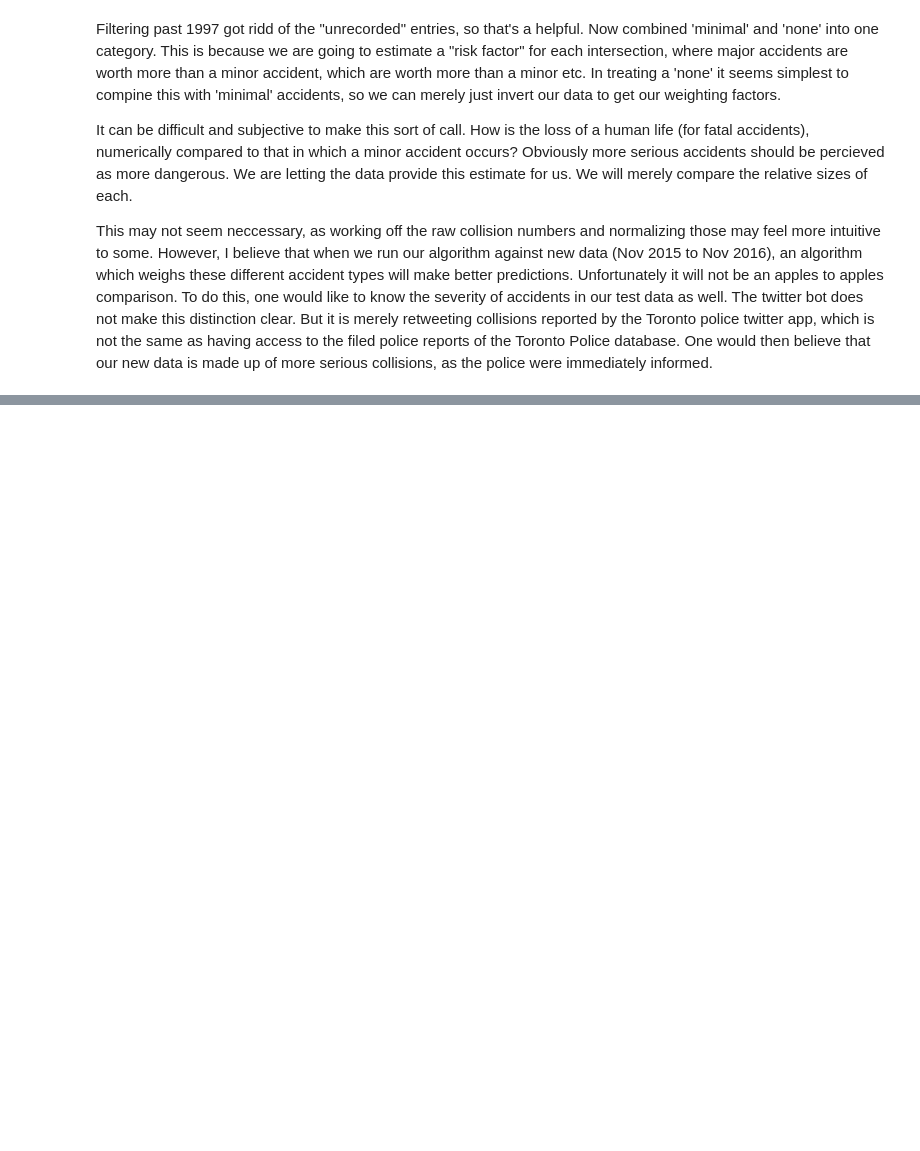
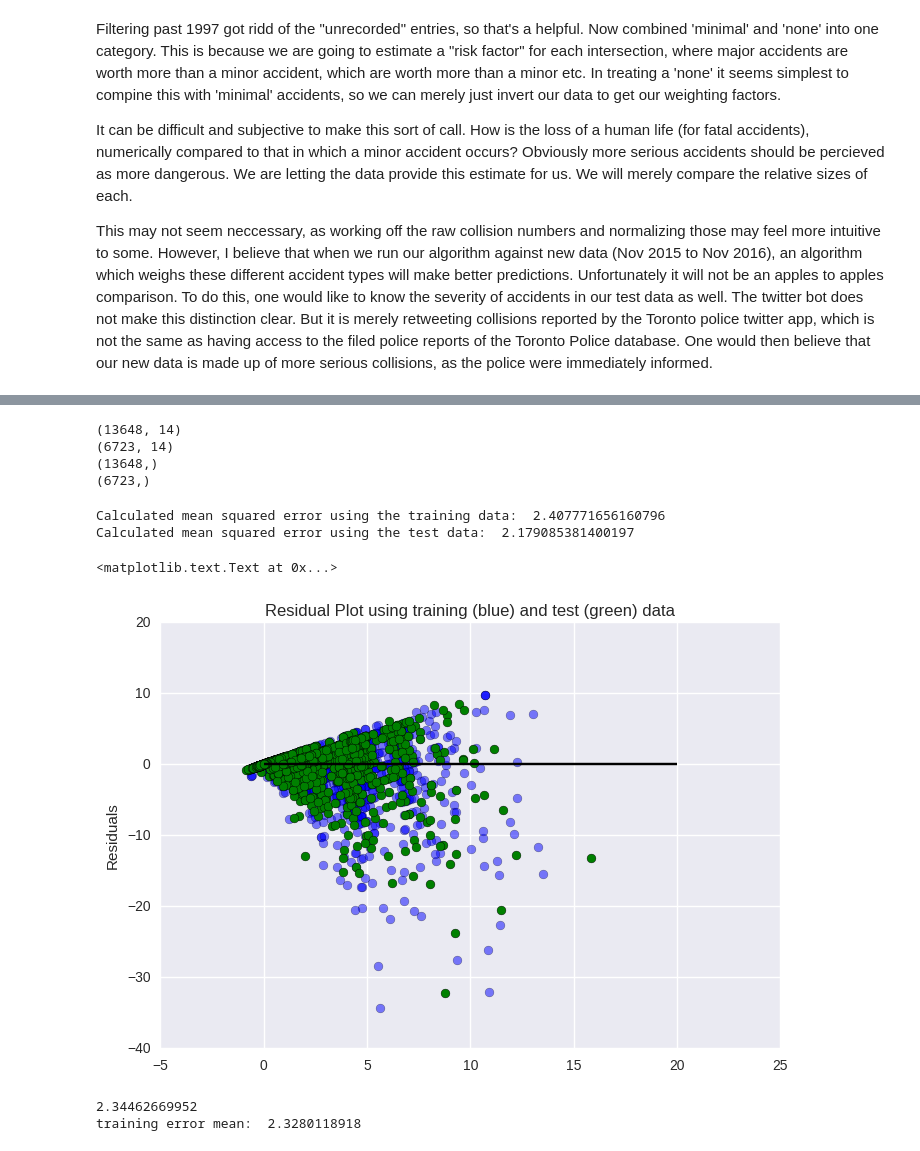
Before and after one commit to farfan92/SpringBoard-, a Jupyter notebook: CyclingProject.ipynb, the cells around one changed output, grey strips where cells are left out. Cells and saved outputs as stored; diff of their text form; code cells hidden in the pictures; blank space fills up the shorter version.

```diff
--- a/CyclingProject.ipynb
+++ b/CyclingProject.ipynb
@@ -779,0 +1453,6 @@ df.head(10)
+# %%
+df_data['injury'] = df_data.fatal + df_data.major + df_data.minor + df_data['minimal/none']
+df_data['fatal/major'] = df_data.fatal + df_data.major
+
+df_data_central['injury'] = df_data_central.fatal + df_data_central.major + df_data_central.minor + df_data_central['minimal/none']
+df_data_central['fatal/major'] = df_data_central.fatal + df_data_central.major
@@ -779,0 +1473,6 @@ df.head(10)
+# %%
+X= df_data.drop(['normalized yearly accident rate','posterior mean rate','posterior STD','total collisions','normalized_risk_factor','road_class','control type','minor','minimal/none','scaled collisions'],axis=1)
+Y_priorTotals = df_data['total collisions']
+Y_priorRate = df_data['normalized yearly accident rate']
+Y_postRate = df_data['posterior mean rate']
+Y_priorRiskRate = df_data['normalized_risk_factor']
@@ -779,0 +1520,56 @@ df.head(10)
+# %%
+from sklearn.model_selection import train_test_split
+X_train, X_test, Y_train, Y_test = train_test_split(X, Y_priorTotals, test_size=0.33, random_state = 5)
+print (X_train.shape)
+print (X_test.shape)
+print (Y_train.shape)
+print (Y_test.shape)
+# %% [output]
+(13648, 14)
+(6723, 14)
+(13648,)
+(6723,)
+# %%
+# your turn
+lm = LinearRegression()
+lm.fit(X_train, Y_train)
+pred_train = lm.predict(X_train)
+pred_test = lm.predict(X_test)
+# %%
+mseTrain = np.mean((Y_train - lm.predict(X_train))**2)
+mseTest = np.mean((Y_test - lm.predict(X_test))**2)
+print("Calculated mean squared error using the training data: ",mseTrain)
+print("Calculated mean squared error using the test data: ",mseTest)
+# %% [output]
+Calculated mean squared error using the training data:  2.407771656160796
+Calculated mean squared error using the test data:  2.179085381400197
+# %%
+
+
+plt.scatter(lm.predict(X_train), lm.predict(X_train) - Y_train, c='b', s=40, alpha=0.5)
+plt.scatter(lm.predict(X_test), lm.predict(X_test) - Y_test, c='g', s=40)
+plt.hlines(y = 0, xmin=0, xmax = 20)
+plt.title('Residual Plot using training (blue) and test (green) data')
+plt.ylabel('Residuals')
+# %% [output]
+<matplotlib.text.Text at 0x...>
+[figure, added]
+# %%
+import sklearn as sk
+lin_model = LinearRegression()
+kf = sk.model_selection.KFold(n_splits=4, shuffle=True)
+error_array = []
+train_error = []
+for train_idx, test_idx in kf.split(X):
+    lin_model.fit(X.iloc[train_idx], Y_priorTotals[train_idx])
+    predicted_col = lin_model.predict(X.iloc[test_idx])
+    predict_train = lin_model.predict(X.iloc[train_idx])
+    mseTrain = np.mean((predict_train-Y_priorTotals[train_idx])**2)
+    mseKFold4 = np.mean((predicted_col - Y_priorTotals[test_idx])**2)
+    error_array = np.append(error_array, mseKFold4)
+    train_error = np.append(train_error,mseTrain)
+print(np.mean(error_array))
+print("training error mean: ", np.mean(train_error))
+# %% [output]
+2.34462669952
+training error mean:  2.3280118918
```
Also changed, not shown: parts of 150 cells of this notebook.
